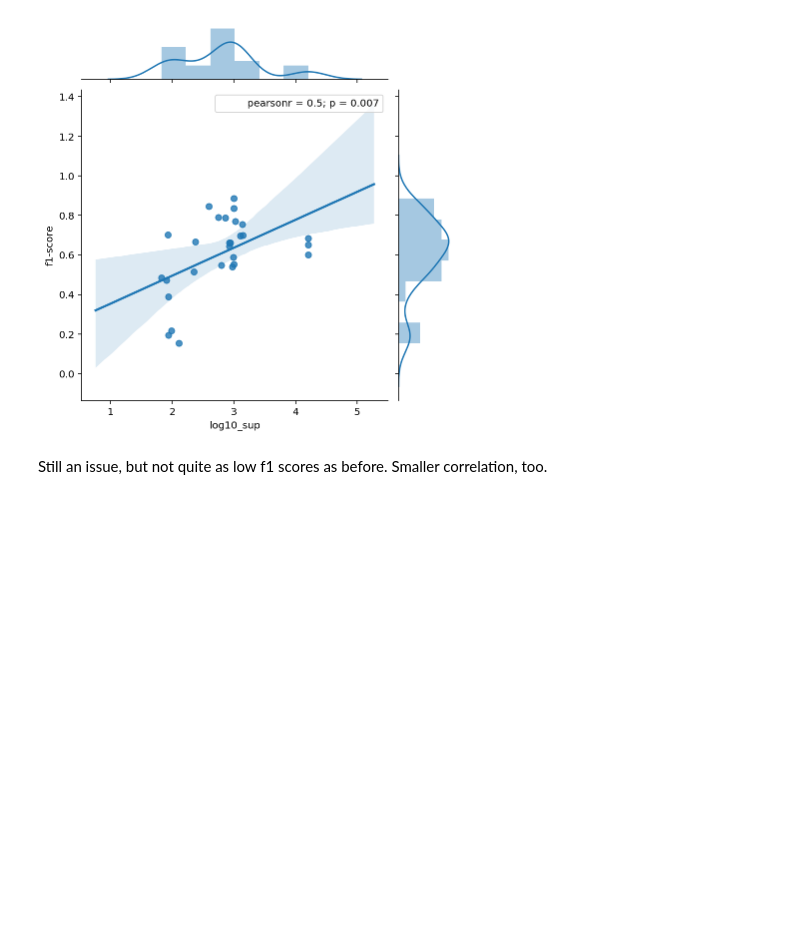
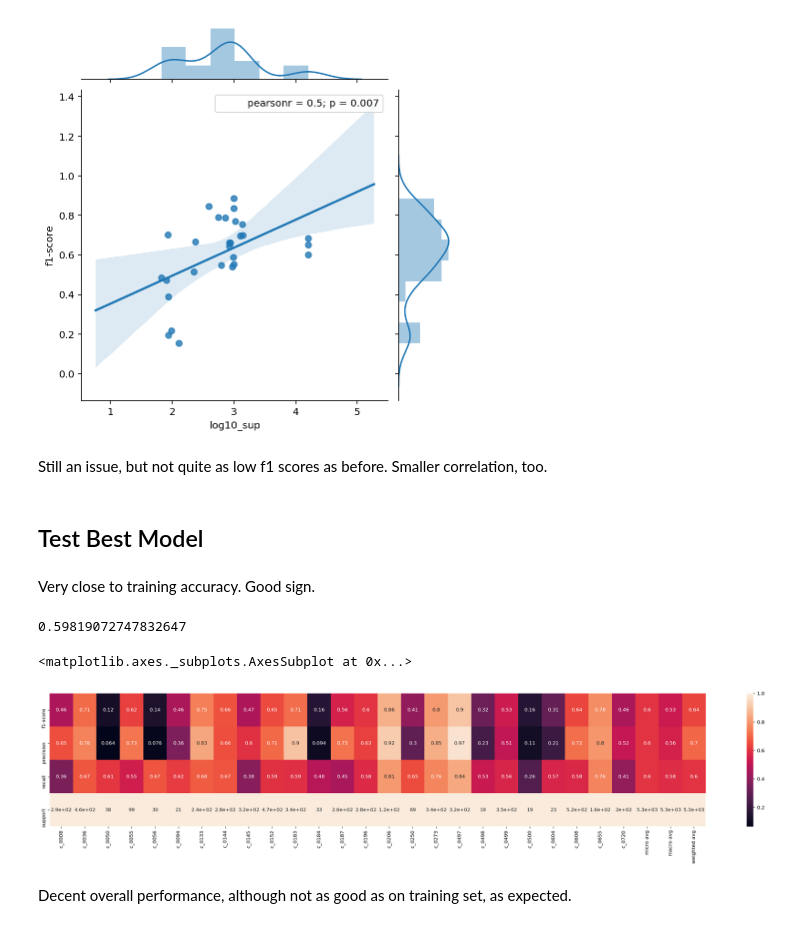
Before and after one commit to GYANTINC/ehr_dx, a Jupyter notebook: notebooks/3_Fit_Models.ipynb, the cells around one changed output. Cells and saved outputs as stored; diff of their text form; code cells hidden in the pictures; blank space fills up the shorter version.

```diff
--- a/notebooks/3_Fit_Models.ipynb
+++ b/notebooks/3_Fit_Models.ipynb
@@ -386,3 +387,26 @@ j.annotate(scipy.stats.pearsonr)
 [figure]
 # %% [markdown]
 Still an issue, but not quite as low f1 scores as before. Smaller correlation, too.
+# %% [markdown]
+## Test Best Model
+# %%
+y_pred_test = retrainer_svc_balanced_fit.predict(test.drop('DX_enc', axis=1))
+y_actual_test = test.DX_enc
+y_actual_test_lbl = [le_encoder.classes_[i]  for i in test.DX_enc]
+y_pred_test_lbl = [le_encoder.classes_[i] for i in y_pred_test]
+# %% [markdown]
+Very close to training accuracy. Good sign.
+# %%
+sklearn.metrics.accuracy_score(y_pred=y_pred_test, y_true=y_actual_test)
+# %% [output]
+0.59819072747832647
+# %%
+class_rep = sklearn.metrics.classification_report(y_true=y_actual_test_lbl, y_pred=y_pred_test_lbl, output_dict=True)
+# %%
+plt.figure(figsize=(30,5))
+sns.heatmap( pd.DataFrame(class_rep), annot=True, vmax=1)
+# %% [output]
+<matplotlib.axes._subplots.AxesSubplot at 0x...>
+[figure, added]
+# %% [markdown]
+Decent overall performance, although not as good as on training set, as expected.
```
Also changed, not shown: parts of 3 cells of this notebook.
